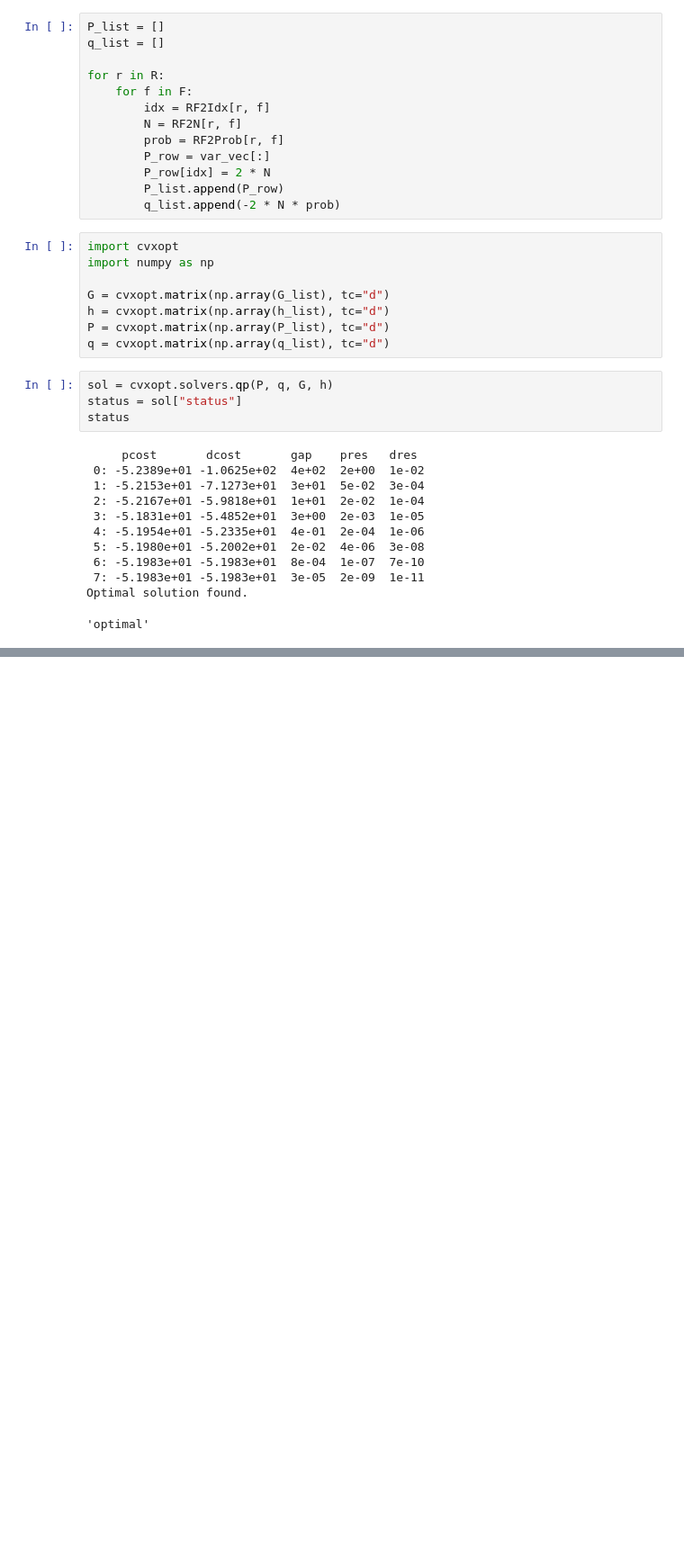
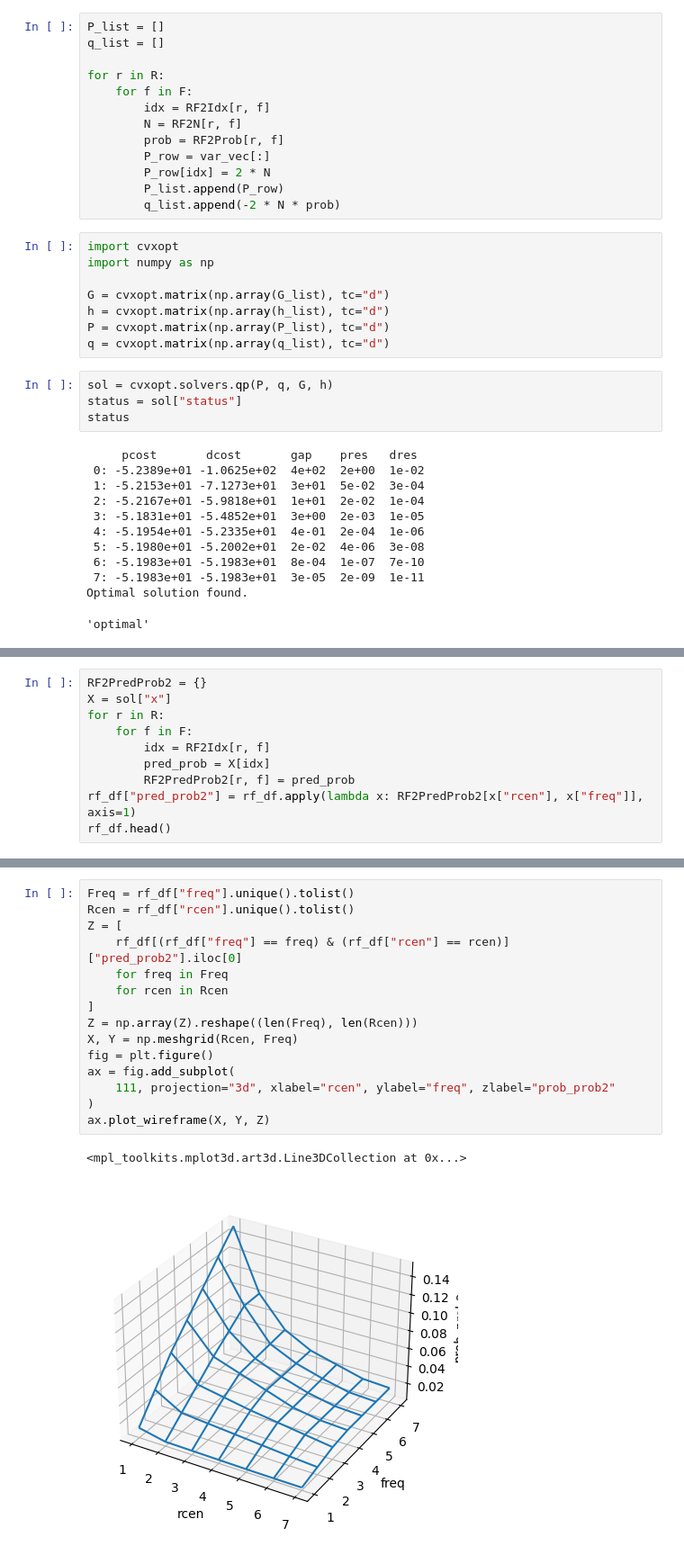
Before and after one commit to maton369/PyOptBook_Practice, a Jupyter notebook: 7_reccommendation/recommendation.ipynb, the cells around one changed output, grey strips where cells are left out. Shown: that part at 90% size. Drawn from its saved outputs; the diff is of its cells as text; blank space fills up the shorter version.

```diff
--- a/7_reccommendation/recommendation.ipynb
+++ b/7_reccommendation/recommendation.ipynb
@@ -472,0 +673,10 @@ rf_df.head()
+# %%
+RF2PredProb2 = {}
+X = sol["x"]
+for r in R:
+    for f in F:
+        idx = RF2Idx[r, f]
+        pred_prob = X[idx]
+        RF2PredProb2[r, f] = pred_prob
+rf_df["pred_prob2"] = rf_df.apply(lambda x: RF2PredProb2[x["rcen"], x["freq"]], axis=1)
+rf_df.head()
@@ -472,0 +690,18 @@ rf_df.head()
+# %%
+Freq = rf_df["freq"].unique().tolist()
+Rcen = rf_df["rcen"].unique().tolist()
+Z = [
+    rf_df[(rf_df["freq"] == freq) & (rf_df["rcen"] == rcen)]["pred_prob2"].iloc[0]
+    for freq in Freq
+    for rcen in Rcen
+]
+Z = np.array(Z).reshape((len(Freq), len(Rcen)))
+X, Y = np.meshgrid(Rcen, Freq)
+fig = plt.figure()
+ax = fig.add_subplot(
+    111, projection="3d", xlabel="rcen", ylabel="freq", zlabel="prob_prob2"
+)
+ax.plot_wireframe(X, Y, Z)
+# %% [output]
+<mpl_toolkits.mplot3d.art3d.Line3DCollection at 0x...>
+[figure, added]
```
Also changed, not shown: parts of 9 cells of this notebook.
